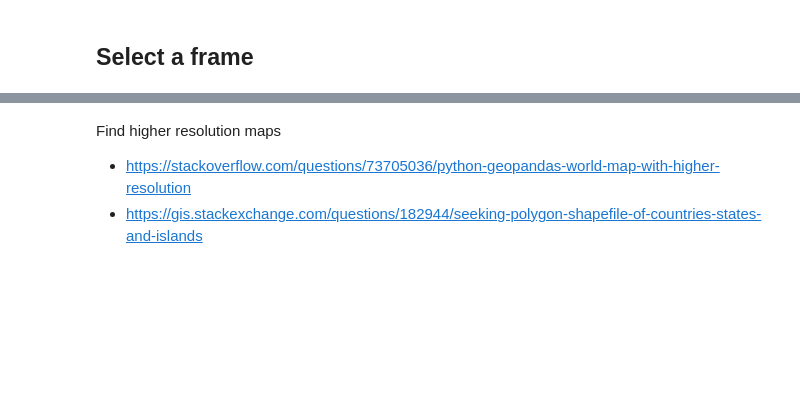
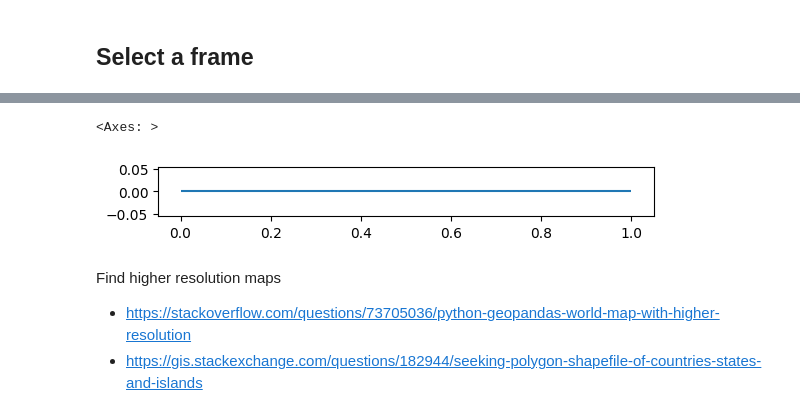
Before and after one commit to ITDPmx/traffic-conflicts-analysis, a Jupyter notebook: src/demo-research/distance.ipynb, the cells around one changed output, grey strips where cells are left out. Cells and saved outputs as stored; diff of their text form; code cells hidden in the pictures; blank space fills up the shorter version.

```diff
--- a/src/demo-research/distance.ipynb
+++ b/src/demo-research/distance.ipynb
@@ -362,3 +299,19 @@ gdf
+# %%
+from shapely.affinity import rotate
+from shapely.geometry import LineString, Point
+
+start = Point(0, 0)
+length = 1
+angle = math.pi / 3
+
+end = Point(start.x + length, start.y)
+line = LineString([start, end])
+#line = rotate(line, angle, origin=start, use_radians=True)
+gdf = gpd.GeoDataFrame(index=[0], crs='epsg:4326', geometry=[line])
+gdf.plot()
+# %% [output]
+<Axes: >
+[figure, added]
 # %% [markdown]
 Find higher resolution maps
 - https://stackoverflow.com/questions/73705036/python-geopandas-world-map-with-higher-resolution
```
Also changed, not shown: parts of 27 cells of this notebook, 1 other file.
